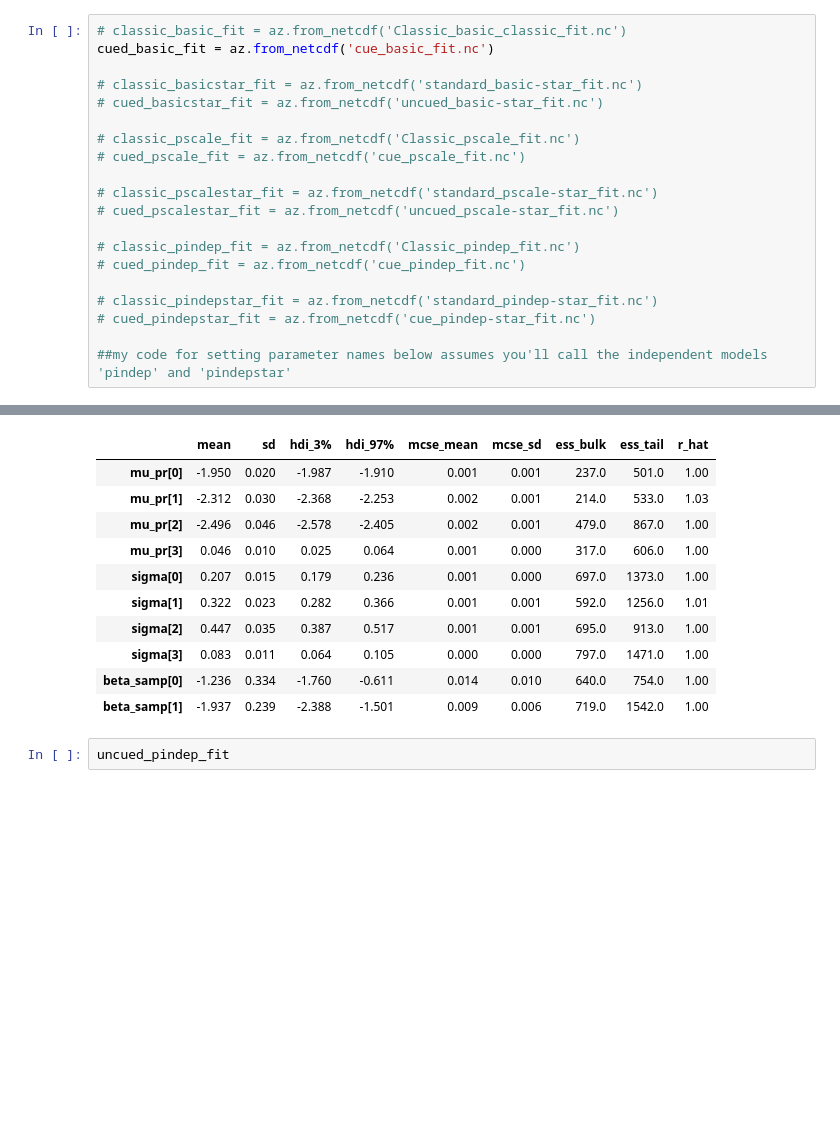
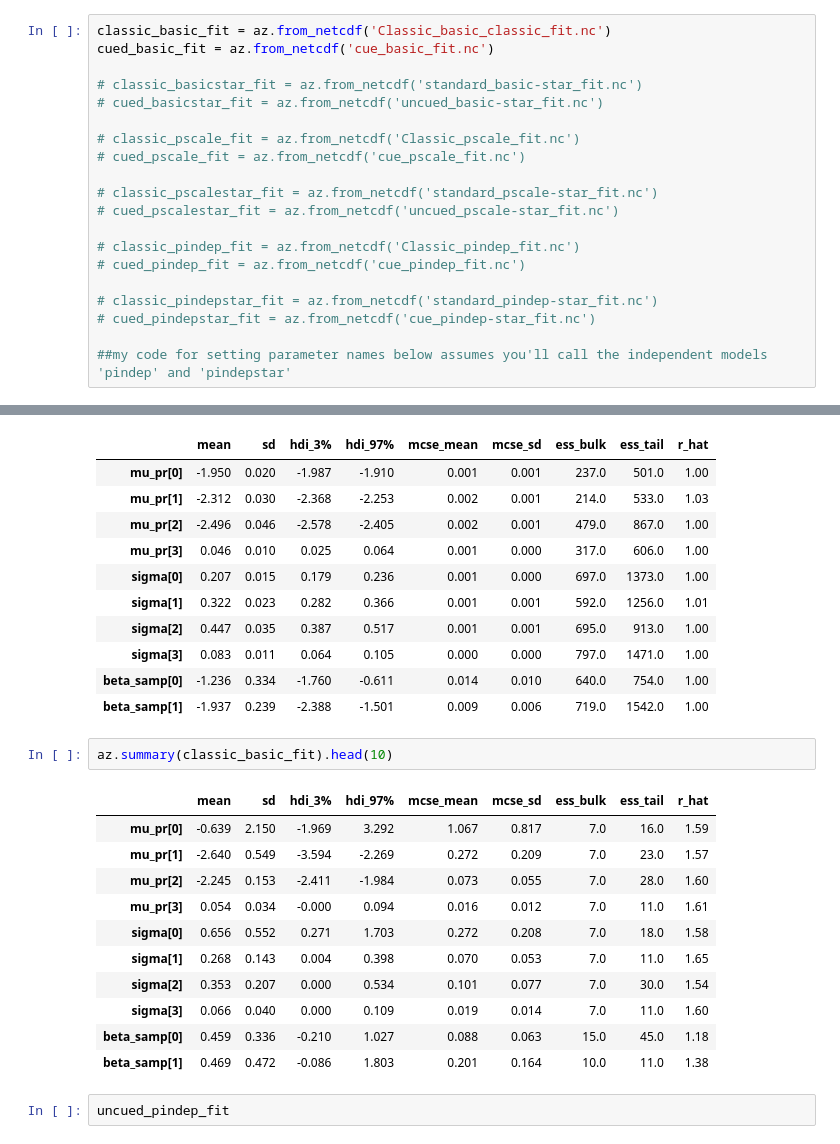
Before and after one commit to deckyblue/sparklyRGT, a Jupyter notebook: Pystan/HDI/langdon_posterior_figures.ipynb, the cells around one changed output, grey strips where cells are left out. Saved outputs shown, nothing was run; the diff lists cells and outputs as text; blank space fills up the shorter version.

Commit message:
adding basic results

```diff
--- a/Pystan/HDI/langdon_posterior_figures.ipynb
+++ b/Pystan/HDI/langdon_posterior_figures.ipynb
@@ -19,7 +19,7 @@ I am being executed!
 # %%
 os.chdir('cmdstan_output')
 # %%
-# classic_basic_fit = az.from_netcdf('Classic_basic_classic_fit.nc')
+classic_basic_fit = az.from_netcdf('Classic_basic_classic_fit.nc')
 cued_basic_fit = az.from_netcdf('cue_basic_fit.nc')
 
 # classic_basicstar_fit = az.from_netcdf('standard_basic-star_fit.nc')
@@ -53,6 +53,20 @@ az.summary(cued_basic_fit).head(10)
 | sigma[3] | 0.083 | 0.011 | 0.064 | 0.105 | 0.000 | 0.000 | 797.0 | 1471.0 | 1.00 |
 | beta_samp[0] | -1.236 | 0.334 | -1.760 | -0.611 | 0.014 | 0.010 | 640.0 | 754.0 | 1.00 |
 | beta_samp[1] | -1.937 | 0.239 | -2.388 | -1.501 | 0.009 | 0.006 | 719.0 | 1542.0 | 1.00 |
+# %%
+az.summary(classic_basic_fit).head(10)
+# %% [output]
+|  | mean | sd | hdi_3% | hdi_97% | mcse_mean | mcse_sd | ess_bulk | ess_tail | r_hat |
+| mu_pr[0] | -0.639 | 2.150 | -1.969 | 3.292 | 1.067 | 0.817 | 7.0 | 16.0 | 1.59 |
+| mu_pr[1] | -2.640 | 0.549 | -3.594 | -2.269 | 0.272 | 0.209 | 7.0 | 23.0 | 1.57 |
+| mu_pr[2] | -2.245 | 0.153 | -2.411 | -1.984 | 0.073 | 0.055 | 7.0 | 28.0 | 1.60 |
+| mu_pr[3] | 0.054 | 0.034 | -0.000 | 0.094 | 0.016 | 0.012 | 7.0 | 11.0 | 1.61 |
+| sigma[0] | 0.656 | 0.552 | 0.271 | 1.703 | 0.272 | 0.208 | 7.0 | 18.0 | 1.58 |
+| sigma[1] | 0.268 | 0.143 | 0.004 | 0.398 | 0.070 | 0.053 | 7.0 | 11.0 | 1.65 |
+| sigma[2] | 0.353 | 0.207 | 0.000 | 0.534 | 0.101 | 0.077 | 7.0 | 30.0 | 1.54 |
+| sigma[3] | 0.066 | 0.040 | 0.000 | 0.109 | 0.019 | 0.014 | 7.0 | 11.0 | 1.60 |
+| beta_samp[0] | 0.459 | 0.336 | -0.210 | 1.027 | 0.088 | 0.063 | 15.0 | 45.0 | 1.18 |
+| beta_samp[1] | 0.469 | 0.472 | -0.086 | 1.803 | 0.201 | 0.164 | 10.0 | 11.0 | 1.38 |
 # %%
 uncued_pindep_fit
 # %% [output]
```
Also changed, not shown: parts of 2 cells of this notebook.
